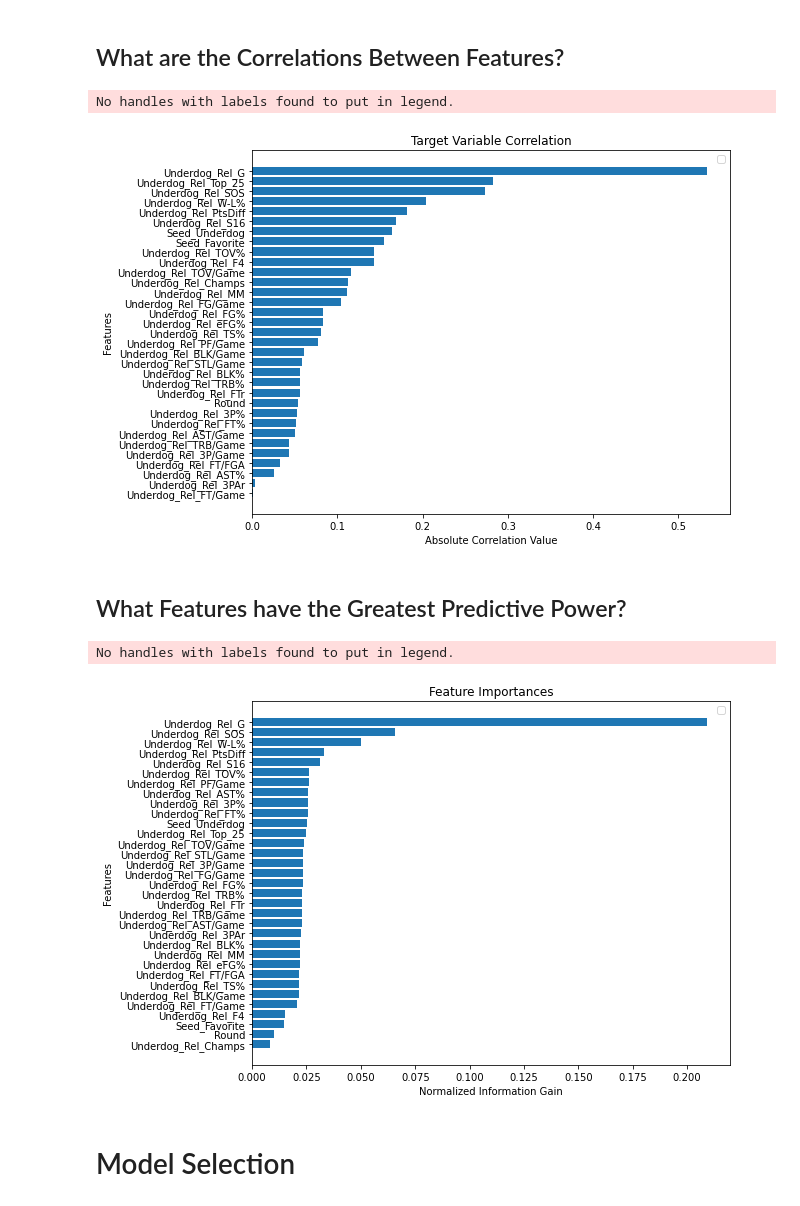
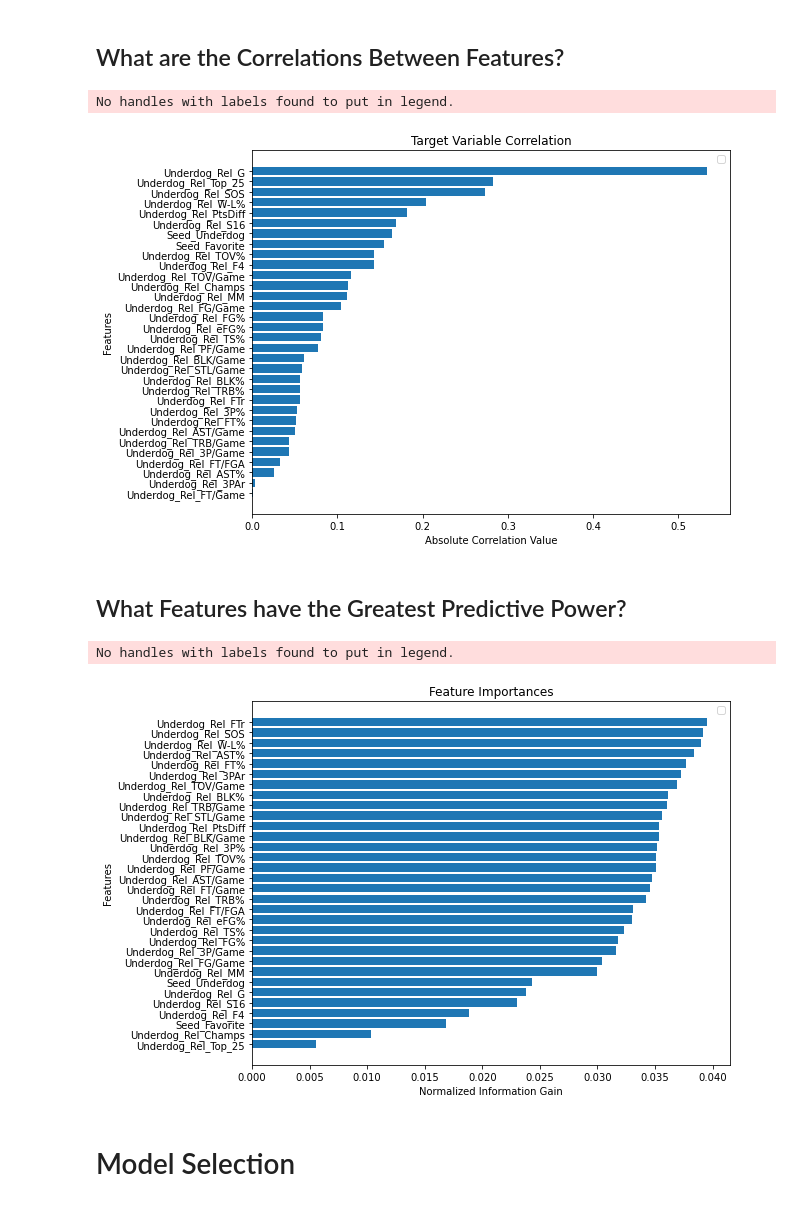
Before and after one commit to matthew-agard/March-Madness-Predictions, a Jupyter notebook: 2021/March_Madness_Predictions.ipynb, the cells around one changed output. Drawn from its saved outputs; the diff is of its cells as text; code cells hidden in the pictures.

Commit message:
fit_transform() on training data only, else transform() on StandardScaler()

```diff
--- a/2021/March_Madness_Predictions.ipynb
+++ b/2021/March_Madness_Predictions.ipynb
@@ -342,12 +342,11 @@ format_plot(title='Dataset Upset Volumes by Seed Combo', xlabel='Seed Combo', yl
 # %% [markdown]
 # Feature Engineering & Analysis
 # %%
+mm_matchups_df.drop(['Year', 'Team_Favorite', 'Team_Underdog'], axis=1, inplace=True)
 all_rounds = mm_matchups_df['Round']
-mm_matchups_df.drop(['Year', 'Team_Favorite', 'Team_Underdog'], axis=1, inplace=True)
 
-scaled_mm_matchups_df = feature_pipeline(mm_matchups_df)
-X = scaled_mm_matchups_df.drop('Underdog_Upset', axis=1)
-y = scaled_mm_matchups_df['Underdog_Upset']
+X = mm_matchups_df.drop('Underdog_Upset', axis=1)
+y = mm_matchups_df['Underdog_Upset']
 
 display(X), display(y)
 # %% [output]
@@ -379 +378,12 @@ Name: Underdog_Upset, Length: 1747, dtype: int32
 (None, None)
+# %%
+X_train, X_test, y_train, y_test = train_test_split(X, y, test_size=0.2, random_state=42, stratify=y)
+X_train.drop('Round', axis=1, inplace=True)
+X_test.drop('Round', axis=1, inplace=True)
+
+fit_df = X_train
+prep_X_train = feature_pipeline(X_train, fit_df)
+prep_X_test = feature_pipeline(X_test, fit_df)
+
+prep_all_X = pd.concat([prep_X_train, prep_X_test])
+prep_all_X
@@ -387,7 +411,8 @@ plt.tight_layout()
 # %% [markdown]
 ## What are the Correlations Between Features?
 # %%
-abs_desc_corr = np.abs(scaled_mm_matchups_df.corr().loc['Underdog_Upset']).sort_values()
+prep_X_y = prep_all_X.merge(y, left_index=True, right_index=True)
+abs_desc_corr = np.abs(prep_X_y.corr().loc['Underdog_Upset']).sort_values()
 abs_desc_corr.drop('Underdog_Upset', inplace=True)
 
 plt.figure(figsize=(9, 6))
@@ -396,24 +421,24 @@ plt.barh(abs_desc_corr.index, abs_desc_corr.values)
 format_plot(title='Target Variable Correlation', xlabel='Absolute Correlation Value', ylabel='Features')
 # %% [output]
 No handles with labels found to put in legend.
-[figure, old version]
+[figure, new version]
 # %% [markdown]
 ## What Features have the Greatest Predictive Power?
 # %%
-rf = RandomForestClassifier().fit(X, y)
+rf = RandomForestClassifier().fit(prep_all_X, y)
 
 # Sort features & their corresponding values in by importance
 importances = rf.feature_importances_
-feat_importances = X.columns[np.argsort(importances)]
+feat_importances = prep_all_X.columns[np.argsort(importances)]
 feat_values = np.sort(importances)
 
 # Plot feature importances calculated above
 plt.figure(figsize=(9, 6))
 plt.barh(feat_importances, feat_values)
 
 format_plot(title='Feature Importances', xlabel='Normalized Information Gain', ylabel='Features')
 # %% [output]
 No handles with labels found to put in legend.
-[figure, old version]
+[figure, new version]
 # %% [markdown]
 # Model Selection
```
Also changed, not shown: parts of 13 cells of this notebook, 1 other file.
